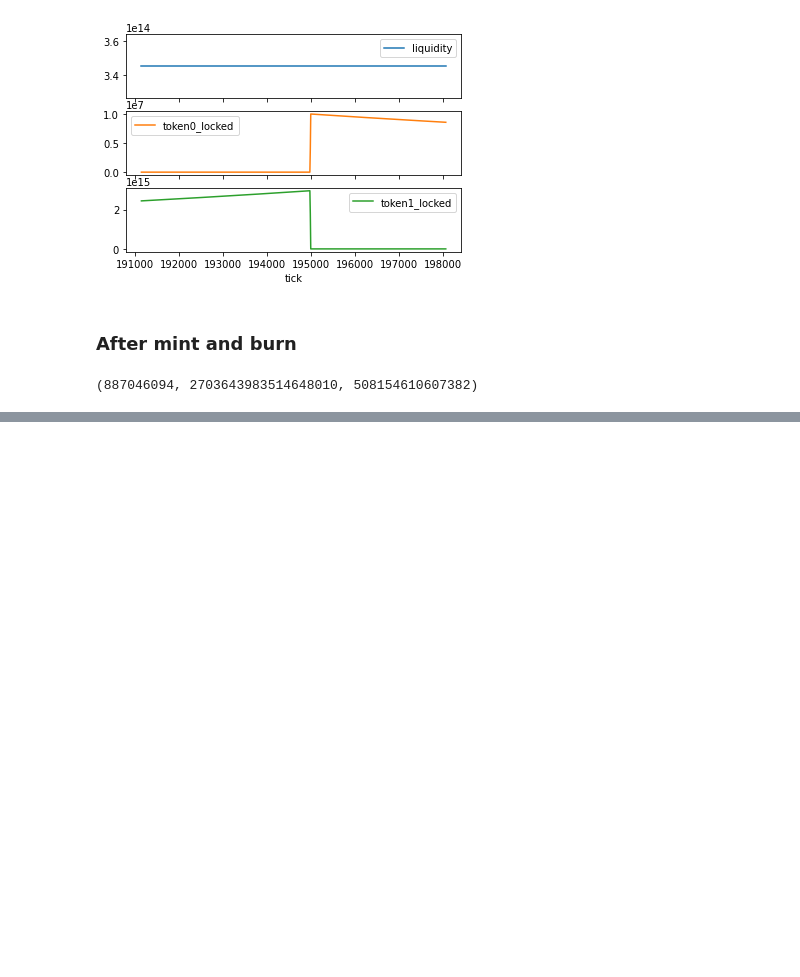
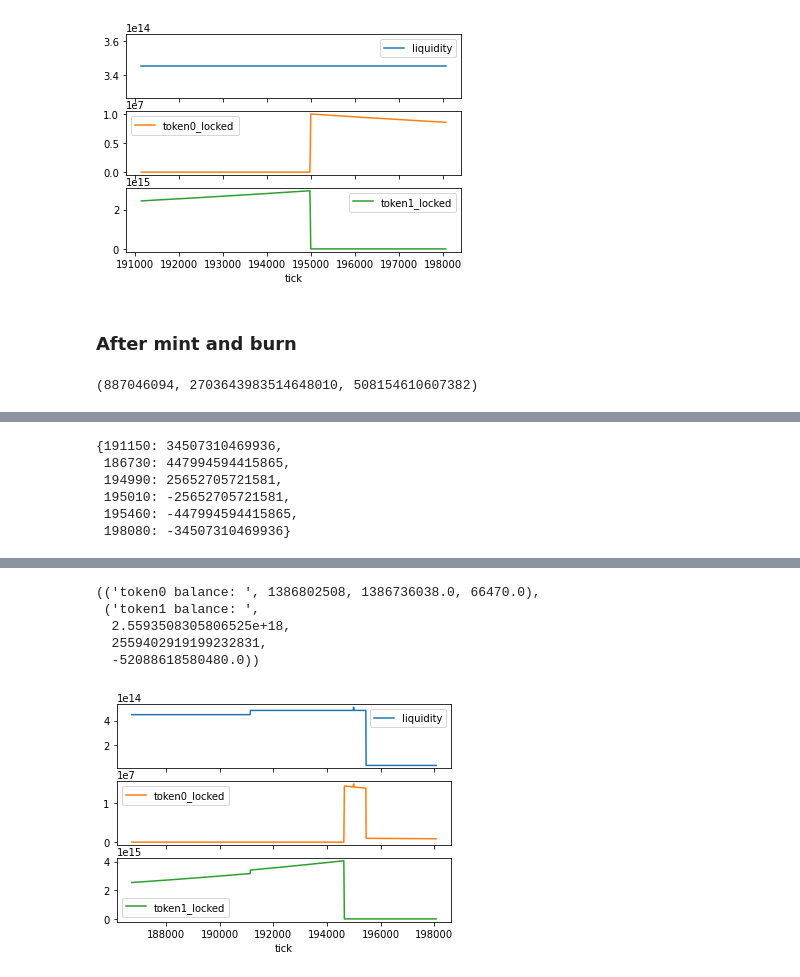
Before and after one commit to credmark/credmark-models-notebook, a Jupyter notebook: uniswap/v3-liquidity.ipynb, the cells around one changed output, grey strips where cells are left out. Cells and saved outputs as stored; diff of their text form; code cells hidden in the pictures; blank space fills up the shorter version.

Commit message:
add charts

```diff
--- a/uniswap/v3-liquidity.ipynb
+++ b/uniswap/v3-liquidity.ipynb
@@ -211,5 +245,0 @@ True
-# %%
-for n,r in df_mint_burn_swap.iterrows():
-    df_mint_burn_swap.loc[n, 'pool_liquidity'] = Decimal(context.models(r.evt_block_number).jit.liquidity()['liquidity'])
-df_mint_burn_swap.to_csv('csv/df_mint_burn_swap.csv', index=False)
-df_mint_burn_swap
@@ -233,0 +246,14 @@ df_mint_burn_swap
+# %%
+for n,r in df_mint_burn_swap.iterrows():
+    tick_info = context.models(r.evt_block_number).jit.liquidity()
+    df_mint_burn_swap.loc[n, 'pool_liquidity'] = Decimal(tick_info['liquidity'])
+    df_mint_burn_swap.loc[n, 'current_tick'] = Decimal(tick_info['tick'])
+    df_mint_burn_swap.loc[n, 'token0_bal'] = Decimal(tick_info['token0_bal'])
+    df_mint_burn_swap.loc[n, 'token1_bal'] = Decimal(tick_info['token1_bal'])
+
+# df_mint_burn_swap = df_mint_burn_swap.assign(liquidity_chg = lambda x: x.liquidity.diff(1),
+#                                              pool_liquidity_chg = lambda x: x.pool_liquidity.diff(1),
+#                                              liquidity_diff = lambda x: x.liquidity - x.pool_liquidity)
+
+df_mint_burn_swap.to_csv('csv/df_mint_burn_swap.csv', index=False)
+df_mint_burn_swap
@@ -668,0 +733,26 @@ df_mint_burn_swap_sel
+# %%
+pool_min_tick = df_mint_burn_swap_sel.inp_ticklower.min()
+pool_max_tick = df_mint_burn_swap_sel.inp_tickupper.max()
+
+pool = Contract(address='0x88e6a0c2ddd26feeb64f039a2c41296fcb3f5640')
+
+tick_mapping = get_liquidity_in_ticks(pool, pool_min_tick, pool_max_tick)
+
+display(tick_mapping)
+
+df_pool2 = get_amount_in_ticks(pool, token0, token1, tick_mapping)
+
+display((
+    ('token0 balance: ', token0_bal, df_pool2.token0_locked.sum(), token0_bal - df_pool2.token0_locked.sum()),
+    ('token1 balance: ', df_pool2.token1_locked.sum(), token1_bal, df_pool2.token1_locked.sum() - token1_bal),
+))
+
+df_pool2.plot(x = 'tick', y = ['liquidity', 'token0_locked', 'token1_locked'], sharex=True, subplots=True, kind='line')
+plt.show()
+# %% [output]
+{191150: 34507310469936,
+ 186730: 447994594415865,
+ 194990: 25652705721581,
+ 195010: -25652705721581,
+ 195460: -447994594415865,
+ 198080: -34507310469936}
@@ -669,3 +760,9 @@ df_mint_burn_swap_sel
+(('token0 balance: ', 1386802508, 1386736038.0, 66470.0),
+ ('token1 balance: ',
+  2.5593508305806525e+18,
+  2559402919199232831,
+  -52088618580480.0))
+[figure, added]
 # %%
 param = {'chain_id': 1,
  'block_number': 15269596,
```
Also changed, not shown: parts of 24 cells of this notebook, 10 other files.
